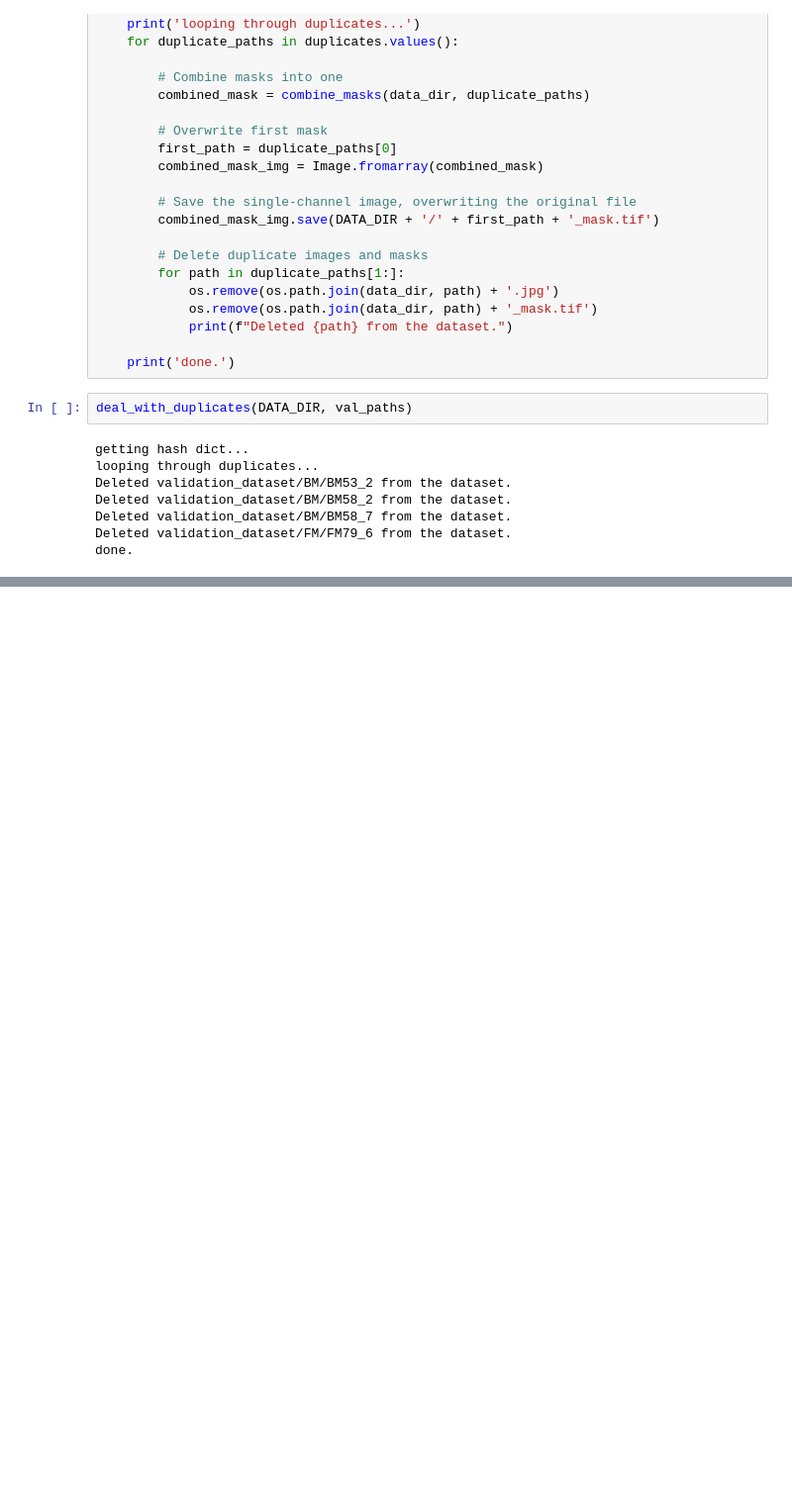
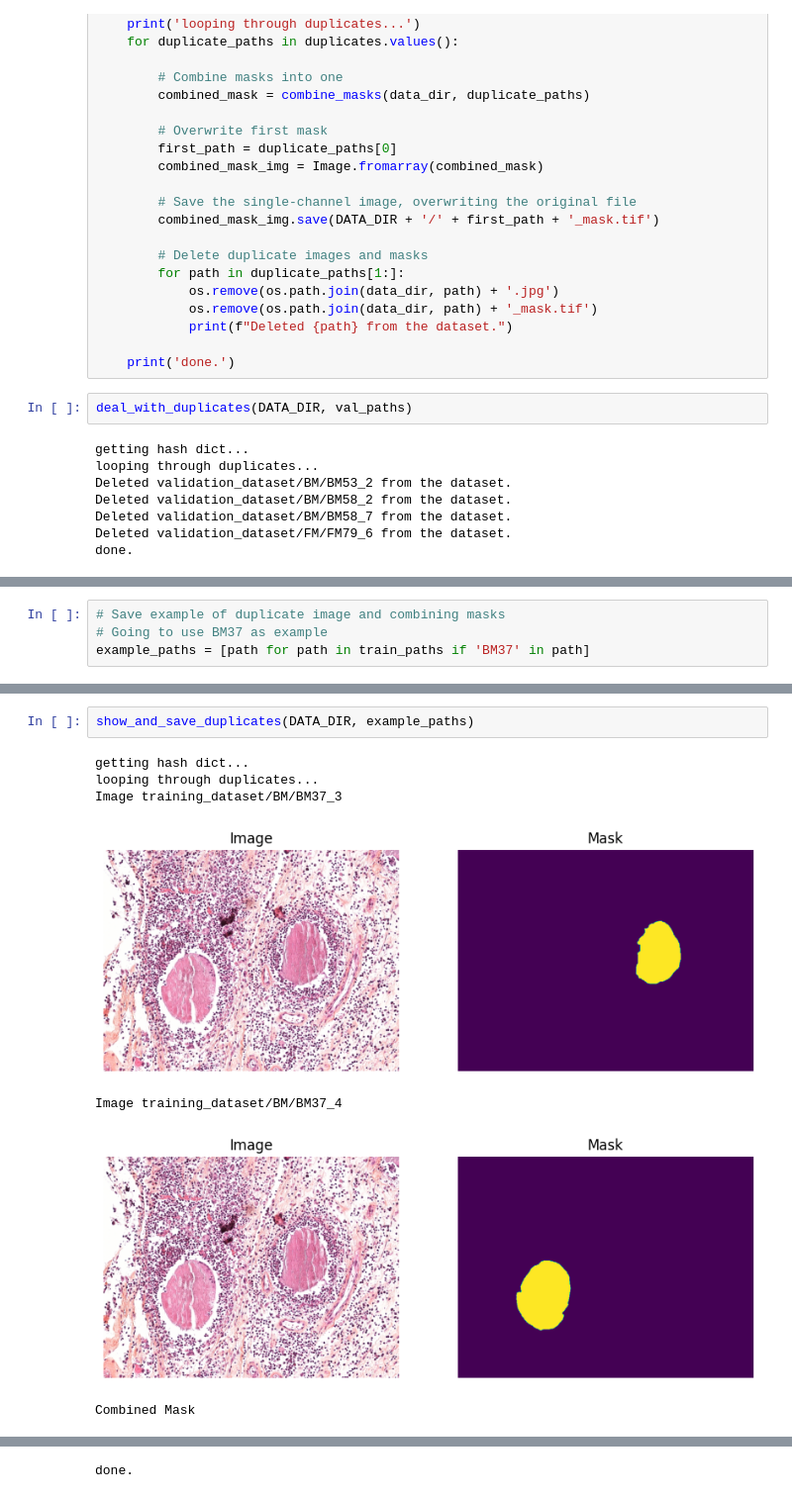
Before and after one commit to oliverjm1/mycetoma_segmentation, a Jupyter notebook: notebooks/dealing_with_duplicates.ipynb, the cells around one changed output, grey strips where cells are left out. Shown: that part at 99% size. Cells and saved outputs as stored; diff of their text form; blank space fills up the shorter version.

```diff
--- a/notebooks/dealing_with_duplicates.ipynb
+++ b/notebooks/dealing_with_duplicates.ipynb
@@ -142,0 +192,4 @@ done.
+# %%
+# Save example of duplicate image and combining masks
+# Going to use BM37 as example
+example_paths = [path for path in train_paths if 'BM37' in path]
@@ -142,0 +205,10 @@ done.
+# %%
+show_and_save_duplicates(DATA_DIR, example_paths)
+# %% [output]
+getting hash dict...
+looping through duplicates...
+Image training_dataset/BM/BM37_3
+[figure, added]
+Image training_dataset/BM/BM37_4
+[figure, added]
+Combined Mask
@@ -142,0 +216 @@ done.
+done.
```
Also changed, not shown: parts of 4 cells of this notebook, 2 other files.
